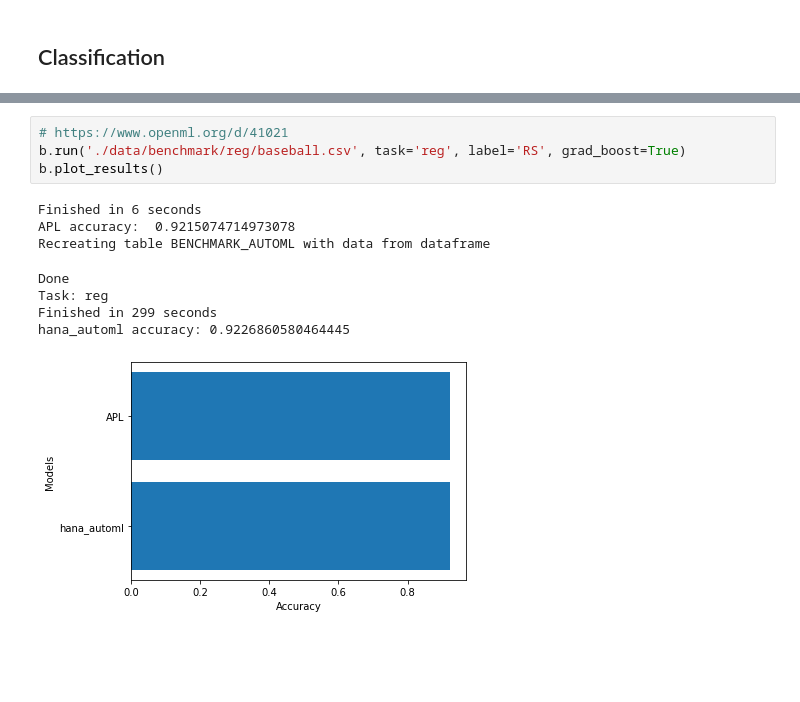
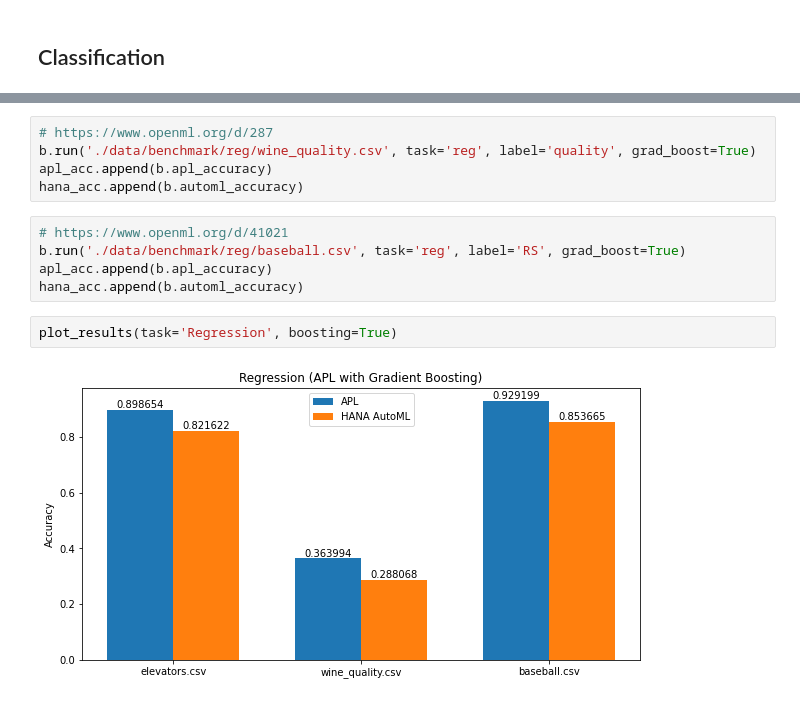
Before and after one commit to dan0nchik/SAP-HANA-AutoML, a Jupyter notebook: comparison_openml.ipynb, the cells around one changed output, grey strips where cells are left out. Cells and saved outputs as stored; diff of their text form; blank space fills up the shorter version.

```diff
--- a/comparison_openml.ipynb
+++ b/comparison_openml.ipynb
@@ -173,13 +139,14 @@ hana_automl accuracy: 0.40260606378903163
-# %%
-# https://www.openml.org/d/41021
-b.run('./data/benchmark/reg/baseball.csv', task='reg', label='RS', grad_boost=True)
-b.plot_results()
-# %% [output]
-Finished in 6 seconds
-APL accuracy:  0.9215074714973078
-Recreating table BENCHMARK_AUTOML with data from dataframe
-Done
-Task: reg
-Finished in 299 seconds
-hana_automl accuracy: 0.9226860580464445
-[figure, removed]
+# %%
+# https://www.openml.org/d/287
+b.run('./data/benchmark/reg/wine_quality.csv', task='reg', label='quality', grad_boost=True)
+apl_acc.append(b.apl_accuracy)
+hana_acc.append(b.automl_accuracy)
+# %%
+# https://www.openml.org/d/41021
+b.run('./data/benchmark/reg/baseball.csv', task='reg', label='RS', grad_boost=True)
+apl_acc.append(b.apl_accuracy)
+hana_acc.append(b.automl_accuracy)
+# %%
+plot_results(task='Regression', boosting=True)
+# %% [output]
+[figure, added]
```
Also changed, not shown: parts of 27 cells of this notebook, 2 other files.
